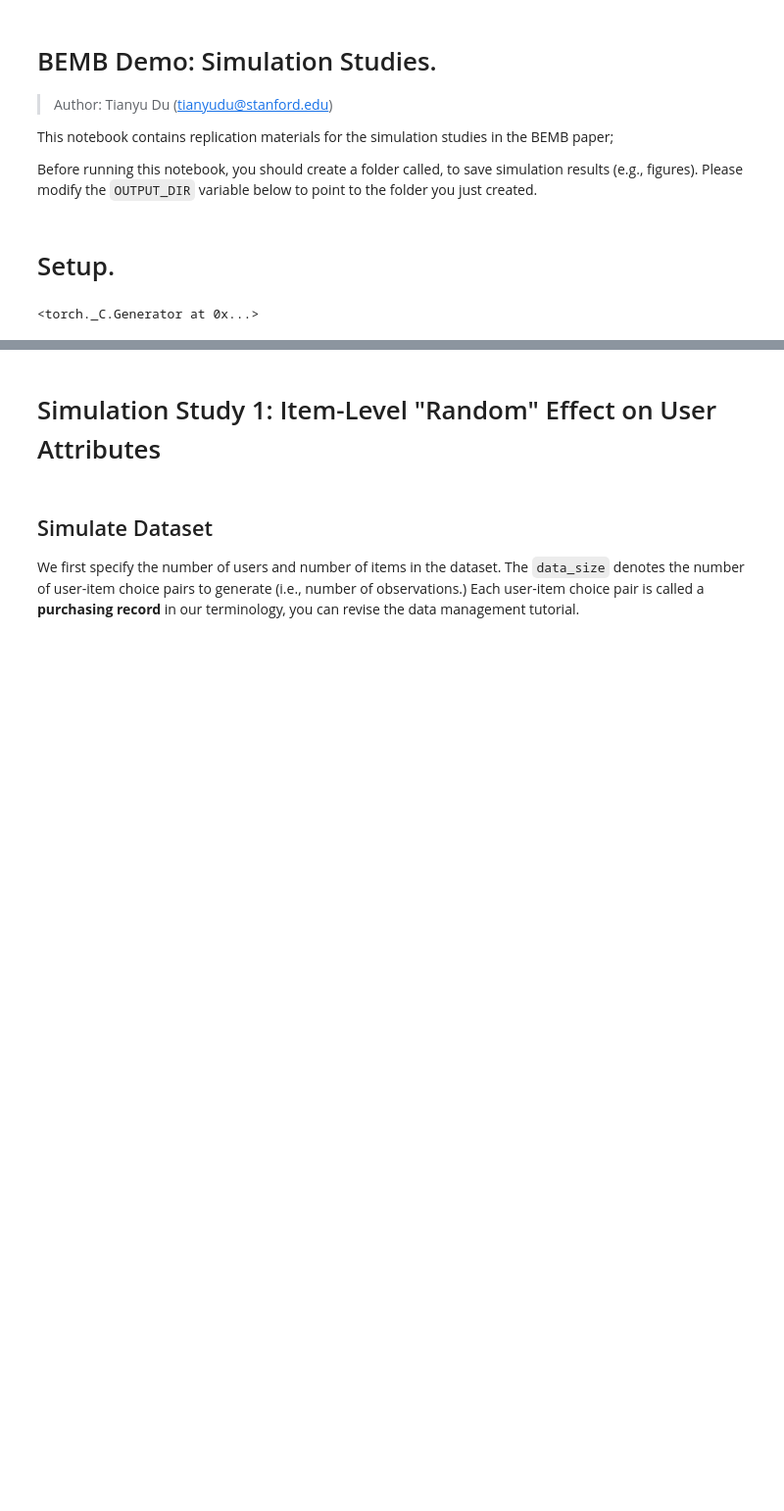
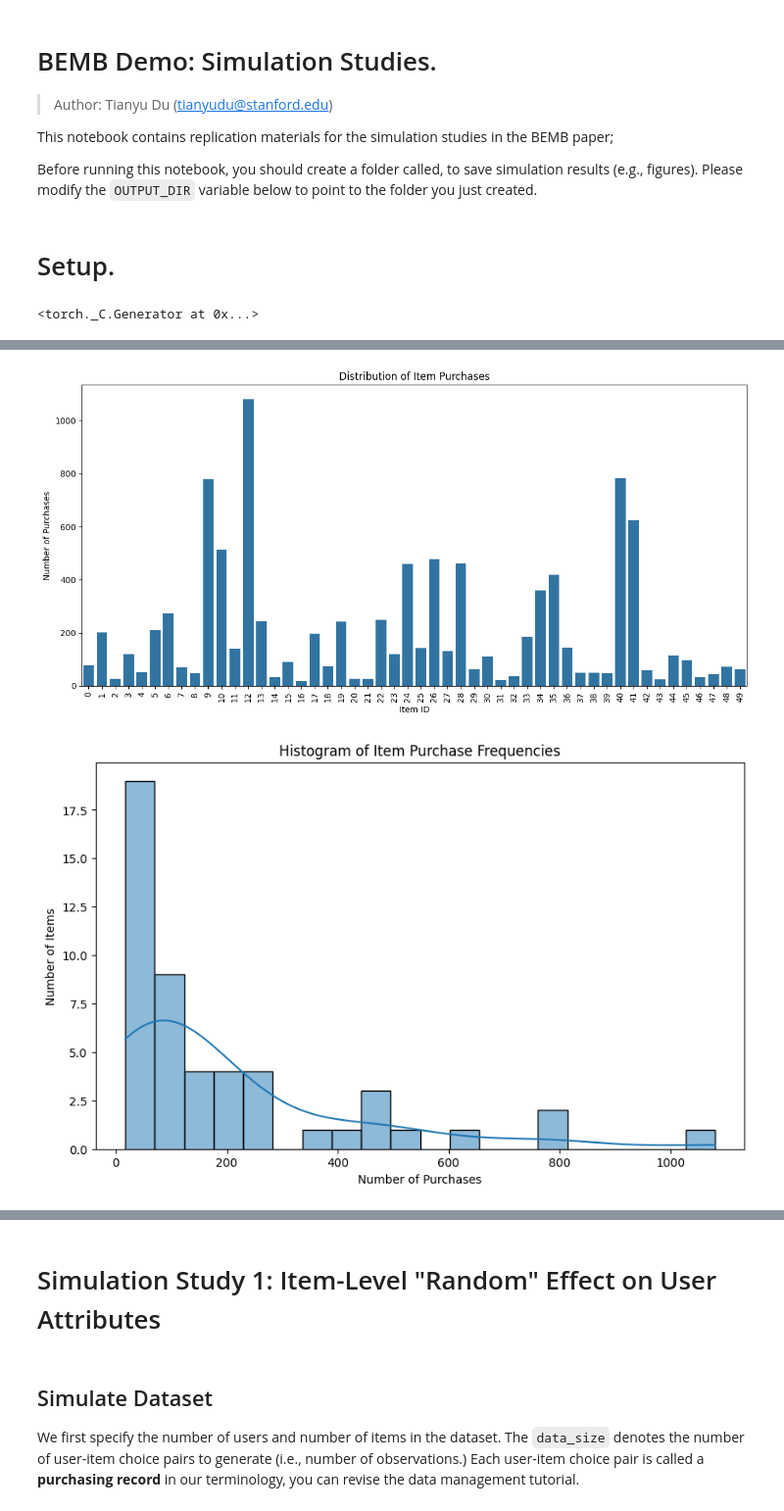
Before and after one commit to gsbDBI/bemb, a Jupyter notebook: tutorials/simulation/simulation_study_paper_demo.ipynb, the cells around one changed output, grey strips where cells are left out. Shown at 98% size. Saved outputs shown, nothing was run; the diff lists cells and outputs as text; code cells hidden in the pictures; blank space fills up the shorter version.

```diff
--- a/tutorials/simulation/simulation_study_paper_demo.ipynb
+++ b/tutorials/simulation/simulation_study_paper_demo.ipynb
@@ -52,0 +303,73 @@ data_size = 10_000  # 10,000 choice records.
+# %%
+# Summary statistics for items chosen in the dataset
+import matplotlib.pyplot as plt
+import seaborn as sns
+import pandas as pd
+import numpy as np
+
+# Count frequency of each item
+item_counts = pd.Series(df_purchases['item'].values).value_counts()
+item_percentages = 100 * item_counts / len(df_purchases)
+
+# Create a dataframe for better visualization
+item_stats = pd.DataFrame({
+    'Count': item_counts,
+    'Percentage': item_percentages
+}).sort_index()
+
+# Add summary statistics
+print("Basic statistics for item choices:")
+print(f"Total number of purchases: {len(df_purchases)}")
+print(f"Number of unique items chosen: {len(item_counts)} out of {num_items} possible items")
+print(f"Average purchases per item: {len(df_purchases) / num_items:.2f}")
+print(f"Minimum purchases for an item: {item_counts.min()}")
+print(f"Maximum purchases for an item: {item_counts.max()}")
+print("\n")
+
+# Most popular items
+print("Top 10 most frequently chosen items:")
+most_popular = item_stats.sort_values('Count', ascending=False).head(10)
+print(most_popular)
+print("\n")
+
+# Least popular items
+print("Top 10 least frequently chosen items:")
+least_popular = item_stats.sort_values('Count').head(10)
+print(least_popular)
+print("\n")
+
+# Visualize the distribution with a bar plot
+plt.figure(figsize=(12, 6))
+ax = sns.barplot(x=item_stats.index, y='Count', data=item_stats)
+plt.xlabel('Item ID')
+plt.ylabel('Number of Purchases')
+plt.title('Distribution of Item Purchases')
+plt.xticks(rotation=90)
+plt.tight_layout()
+plt.show()
+
+# Create a histogram of purchase counts
+plt.figure(figsize=(10, 6))
+sns.histplot(item_stats['Count'], bins=20, kde=True)
+plt.xlabel('Number of Purchases')
+plt.ylabel('Number of Items')
+plt.title('Histogram of Item Purchase Frequencies')
+plt.show()
+
+# Visualize relationship between item cluster and popularity
+cluster_popularity = df_purchases.groupby('item_cluster')['item'].count().reset_index()
+cluster_popularity.columns = ['Item Cluster', 'Total Purchases']
+
+plt.figure(figsize=(8, 5))
+sns.barplot(x='Item Cluster', y='Total Purchases', data=cluster_popularity)
+plt.title('Purchases by Item Cluster')
+plt.show()
+
+# Check if certain utility values lead to more purchases
+plt.figure(figsize=(8, 5))
+sns.boxplot(x='item_cluster', y='U_ui', data=df_purchases)
+plt.title('Utility Values by Item Cluster')
+plt.xlabel('Item Cluster')
+plt.ylabel('Utility Value (U_ui)')
+plt.show()
+# %% [output]
@@ -52,0 +393,2 @@ data_size = 10_000  # 10,000 choice records.
+[figure, added]
+[figure, added]
```
Also changed, not shown: parts of 11 cells of this notebook.
